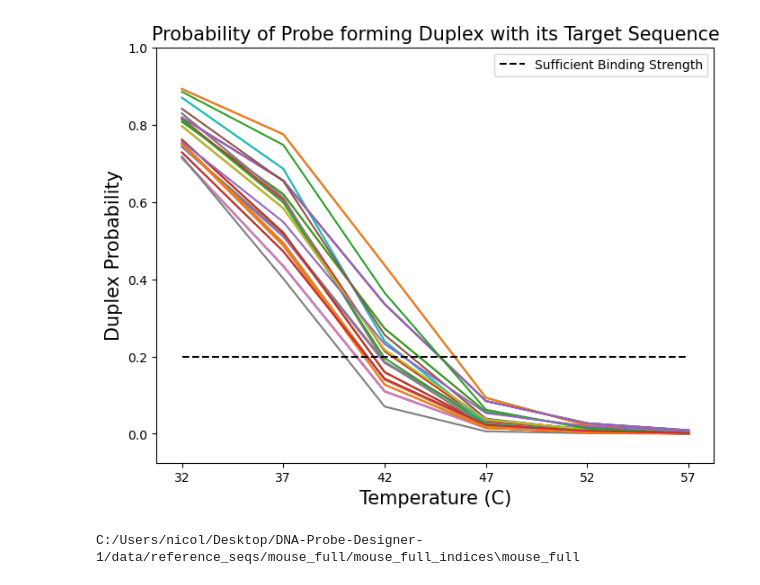
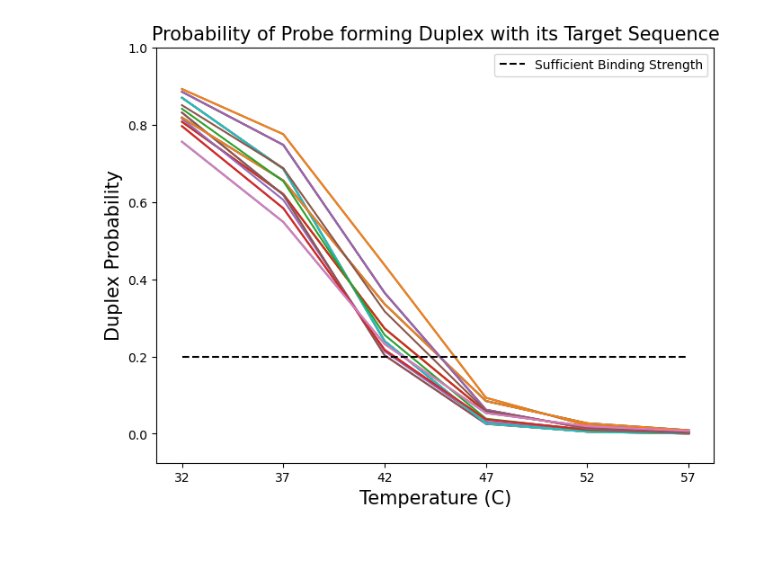
Before and after one commit to summat1/DNA-Probe-Designer, a Jupyter notebook: dev.ipynb, the cells around one changed output. Drawn from its saved outputs; the diff is of its cells as text; code cells hidden in the pictures; blank space fills up the shorter version.

```diff
--- a/dev.ipynb
+++ b/dev.ipynb
@@ -22,19 +22,11 @@ filter_duplex_prob(sam_file, bed_file, filter_temp=37, filter_prob=0.4)
 # %%
 # PLOTTING RESULTS FROM duplex_prob.py #
 from duplex_prob import plot_duplex_prob
 
-filtered_filename = 'data/target_seqs/rosa26_against_full/rosa26_probes_sC_filtered.bed'
+filtered_filename = 'data/target_seqs/rosa26_against_full/rosa26_probes_filtered.bed'
 
 ###################################################################################################
 
 plot_duplex_prob(filtered_filename)
 # %% [output]
-[figure, old version]
+[figure, new version]
-# %%
-import os
-test1 = 'C:/Users/nicol/Desktop/DNA-Probe-Designer-1/data/reference_seqs/mouse_full/mouse_full_indices'
-test2 = 'mouse_full'
-
-print(os.path.join(test1, test2))
-# %% [output]
-C:/Users/nicol/Desktop/DNA-Probe-Designer-1/data/reference_seqs/mouse_full/mouse_full_indices\mouse_full
```
Also changed, not shown: parts of 1 cell of this notebook.
